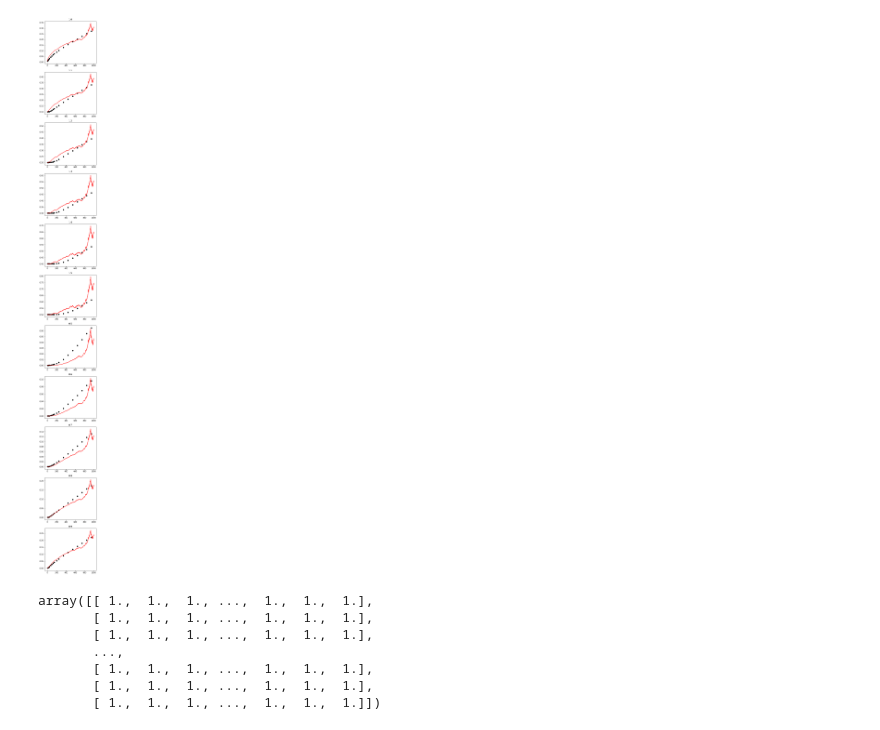
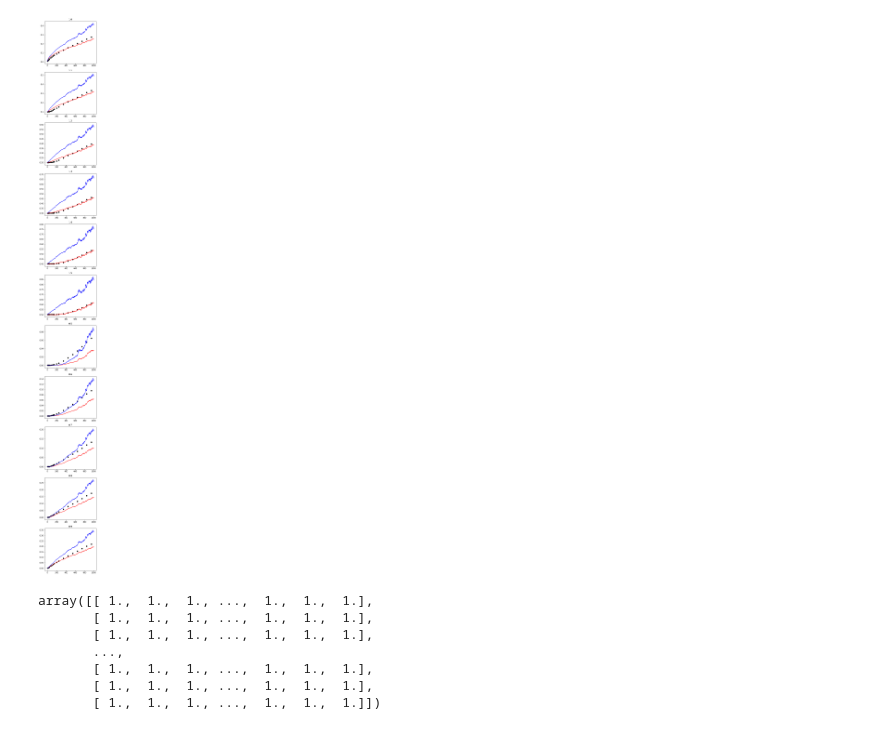
Before and after one commit to sebasv/thesis, a Jupyter notebook: Untitled1.ipynb, the cells around one changed output. Drawn from its saved outputs; the diff is of its cells as text; code cells hidden in the pictures.

```diff
--- a/Untitled1.ipynb
+++ b/Untitled1.ipynb
@@ -9,8 +13,8 @@ import optimization.Optimizer.Optimizer as opt
+# %%
+kappa_v, xi_v, sigma_v = .0888, .2110, .4631 # CHOSEN FROM OPTIMIZATION RESULTS
+qs, delta, ss = .0419, .5193, .1183
+P = lambda m,k,s: np.mean(m*np.maximum(k-s, 0), 1) # PUT PRICE FUNCTION
 # %%
-# .0517, .5373, .1361
 W, r = opt.new_simulation()
-V = opt.heston(W, .01, 5, .2, .1)
-S, M = opt.efficient(W, V, r, .01, .0517, .5373, .1361)
+V = opt.heston(W, .01, kappa_v, xi_v, sigma_v) # kappa_v, xi_v, sigma_v
+S, M = opt.efficient(W, V, r, .01, qs, delta, ss) # qs, delta, ss
-# %%
-with sqlite3.connect(r'H:\results.sqlite') as con:
-    df = pd.read_sql('select * from surface', con)
@@ -16,0 +51,11 @@ with sqlite3.connect(r'H:\results.sqlite') as con:
+# %%
+gammas = np.arange(.1, 10, .2)
+hits = np.zeros_like(gammas)
+for i, gamma in enumerate(gammas):
+    S, Mu, Ml = opt.inefficient(W, V, r, .01, .0419, .5193, .1183, gamma, .9)
+    hit = 0
+    for k in K:
+        idx = df.loc[df.K==k, 'T'].mul(100).astype(int).values
+        hit += np.sum((df.loc[df.K==k, 'put'].values > P(Ml, k, S)[idx]) & (df.loc[df.K==k, 'put'].values < P(Mu, k, S)[idx]))
+    hits[i] += hit/len(df)
+hits
@@ -17,12 +101,14 @@ with sqlite3.connect(r'H:\results.sqlite') as con:
 # %%
 K = df['K'].unique()
 fig, axs = plt.subplots(nrows=len(K), figsize=(5,5*len(K)))
 for k, ax in zip(K, axs):
-    ax.plot(np.mean(M*np.maximum(k-S, 0), 1), c='r')
+    ax.plot(P(M, k, S), c='r')
+    ax.plot(P(Ml, k, S), c='b')
+#     ax.plot(P(Mu, k, S), c='b')
     ax.scatter(df.loc[df.K==k, 'T']*100, df.loc[df.K==k, 'put'], c='k')
     ax.set_title(k)
 # %% [output]
-[figure, old version]
+[figure, new version]
 # %%
 with sqlite3.connect(r'D:\data\scriptie\results.sqlite') as con:
     df = pd.read_sql('select qS, kappa_v, xi_v, sigma_v, delta, sS1, sS2, sS3, kappa_r, xi_r, fun from heston', con)
```
Also changed, not shown: parts of 9 cells of this notebook.
